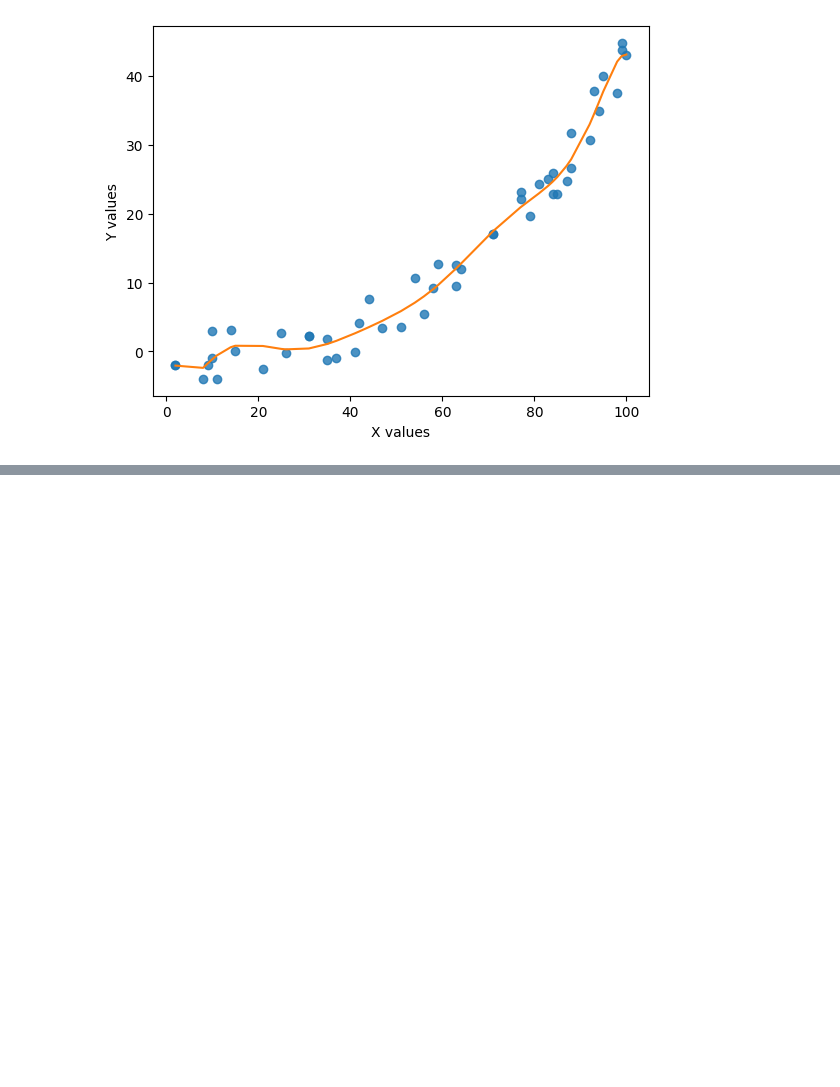
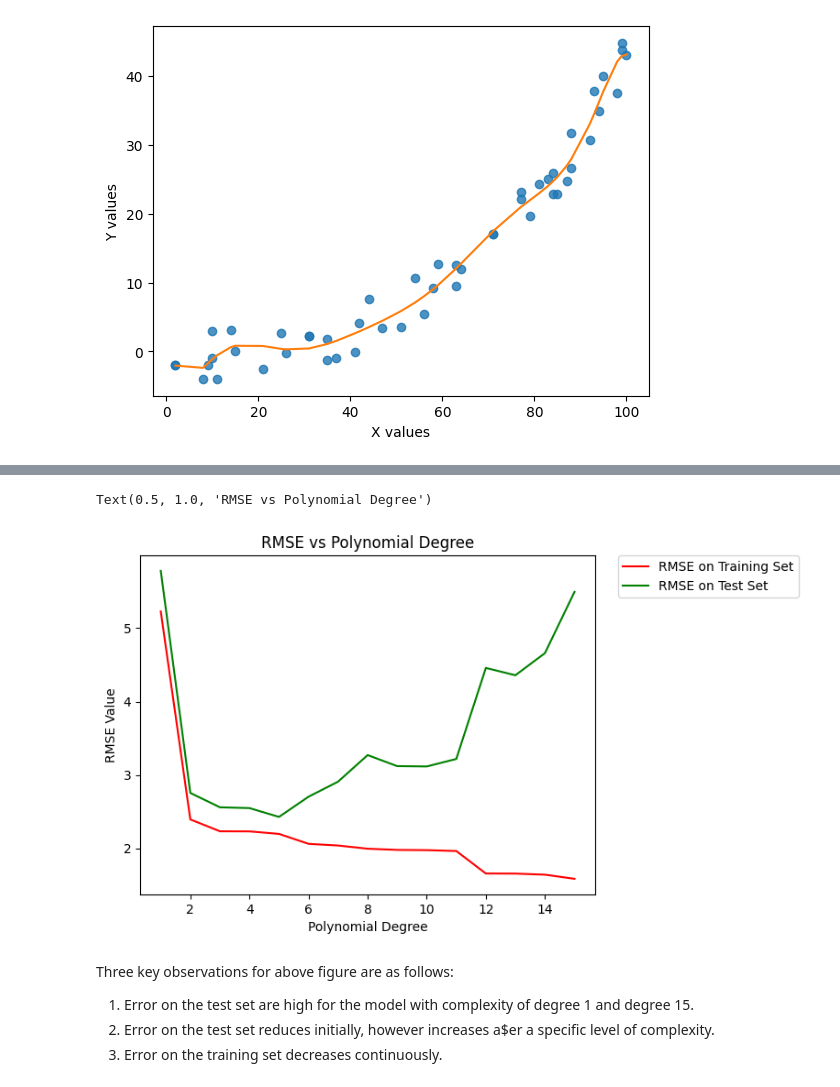
Before and after one commit to Anurag-Warthi/ExcelR, a Jupyter notebook: Data Science/04-Advanced_ML/03-Bias_Variance.ipynb, the cells around one changed output, grey strips where cells are left out. Drawn from its saved outputs; the diff is of its cells as text; code cells hidden in the pictures; blank space fills up the shorter version.

Commit message:
Model accuracy

```diff
--- a/Data Science/04-Advanced_ML/03-Bias_Variance.ipynb
+++ b/Data Science/04-Advanced_ML/03-Bias_Variance.ipynb
@@ -67,0 +74,20 @@ Text(0, 0.5, 'Y values')
+# %%
+from sklearn.model_selection import train_test_split
+from sklearn import metrics
+X_train, X_test, Y_train, Y_test = train_test_split(curve_df.x, curve_df.y, test_size=0.4, random_state=100)
+
+rmse_df = pd.DataFrame(columns = ['Degree', 'RMSE_train', 'RMSE_test'])
+
+def get_rmse(y, y_fit):
+    return np.sqrt(metrics.mean_squared_error(y, y_fit))
+
+# Iterate through polynomial degrees from 1 to 15
+for degree in range(1, 16):
+    p = np.polyfit(X_train, Y_train, deg=degree)
+    rmse_df.loc[degree-1] = [degree,
+                             get_rmse(Y_train, np.polyval(p, X_train)),
+                             get_rmse(Y_test, np.polyval(p, X_test))]
+
+
+
+rmse_df
@@ -67,0 +111,20 @@ Text(0, 0.5, 'Y values')
+# %%
+# Plotting the RMSE for training set in red color
+plt.plot(rmse_df.Degree, rmse_df.RMSE_train, color='red', label='RMSE on Training Set')
+
+# Plotting the RMSE for training set in red color
+plt.plot(rmse_df.Degree, rmse_df.RMSE_test, color='g', label='RMSE on Test Set')
+
+# Mentioning the legend
+plt.legend(bbox_to_anchor=(1.05, 1), loc=2, borderaxespad=0.);
+plt.xlabel('Polynomial Degree')
+plt.ylabel('RMSE Value')
+plt.title('RMSE vs Polynomial Degree')
+# %% [output]
+Text(0.5, 1.0, 'RMSE vs Polynomial Degree')
+[figure, added]
+# %% [markdown]
+Three key observations for above figure are as follows:
+1. Error on the test set are high for the model with complexity of degree 1 and degree 15.
+2. Error on the test set reduces initially, however increases a$er a specific level of complexity.
+3. Error on the training set decreases continuously.
```
Also changed, not shown: parts of 3 cells of this notebook.
